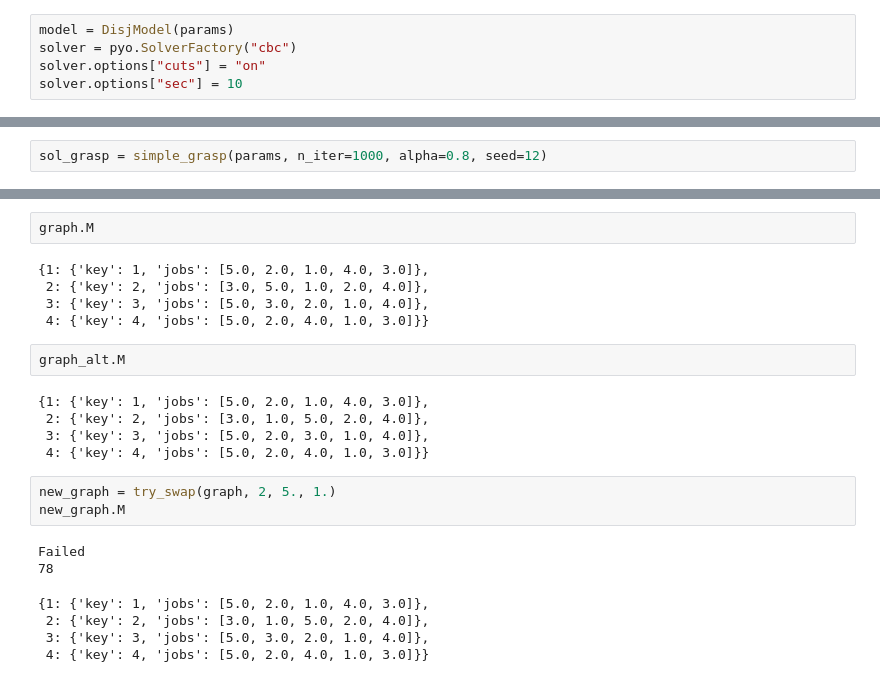
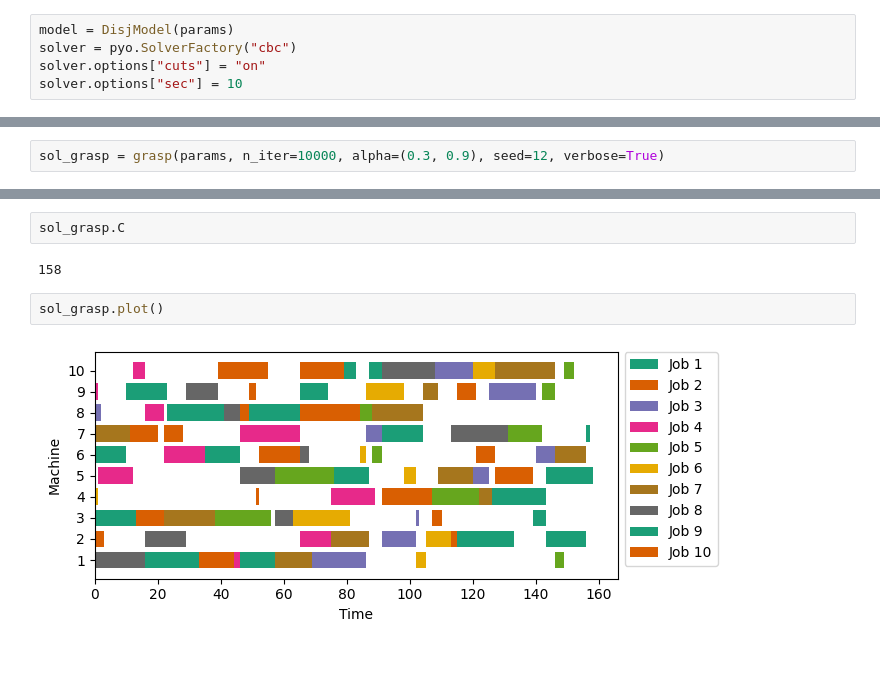
Before and after one commit to bruscalia/jobshop, a Jupyter notebook: notebooks/test_grasp.ipynb, the cells around one changed output, grey strips where cells are left out. Drawn from its saved outputs; the diff is of its cells as text.

```diff
--- a/notebooks/test_grasp.ipynb
+++ b/notebooks/test_grasp.ipynb
@@ -42,2 +50,2 @@ print(model.obj())
 # %%
-sol_grasp = simple_grasp(params, n_iter=1000, alpha=0.8, seed=12)
+sol_grasp = grasp(params, n_iter=10000, alpha=(0.3, 0.9), seed=12, verbose=True)
@@ -78,24 +60,8 @@ def try_swap(graph, m, i, q):
-# %%
-graph.M
-# %% [output]
-{1: {'key': 1, 'jobs': [5.0, 2.0, 1.0, 4.0, 3.0]},
- 2: {'key': 2, 'jobs': [3.0, 5.0, 1.0, 2.0, 4.0]},
- 3: {'key': 3, 'jobs': [5.0, 3.0, 2.0, 1.0, 4.0]},
- 4: {'key': 4, 'jobs': [5.0, 2.0, 4.0, 1.0, 3.0]}}
-# %%
-graph_alt.M
-# %% [output]
-{1: {'key': 1, 'jobs': [5.0, 2.0, 1.0, 4.0, 3.0]},
- 2: {'key': 2, 'jobs': [3.0, 1.0, 5.0, 2.0, 4.0]},
- 3: {'key': 3, 'jobs': [5.0, 2.0, 3.0, 1.0, 4.0]},
- 4: {'key': 4, 'jobs': [5.0, 2.0, 4.0, 1.0, 3.0]}}
-# %%
-new_graph = try_swap(graph, 2, 5., 1.)
-new_graph.M
-# %% [output]
-Failed
-78
-{1: {'key': 1, 'jobs': [5.0, 2.0, 1.0, 4.0, 3.0]},
- 2: {'key': 2, 'jobs': [3.0, 1.0, 5.0, 2.0, 4.0]},
- 3: {'key': 3, 'jobs': [5.0, 3.0, 2.0, 1.0, 4.0]},
- 4: {'key': 4, 'jobs': [5.0, 2.0, 4.0, 1.0, 3.0]}}
+# %%
+sol_grasp.C
+# %% [output]
+158
+# %%
+sol_grasp.plot()
+# %% [output]
+[figure, added]
```
Also changed, not shown: parts of 18 cells of this notebook, 1 other file.
